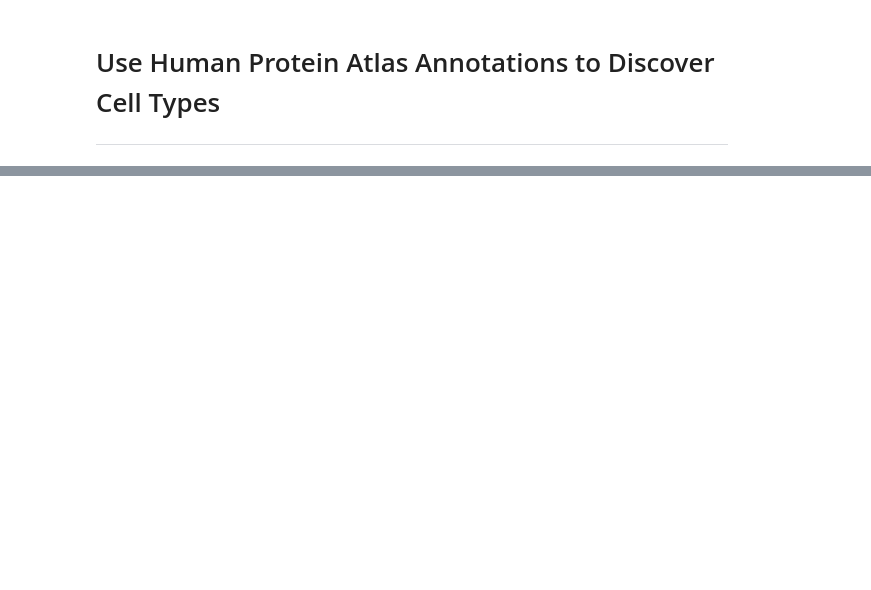
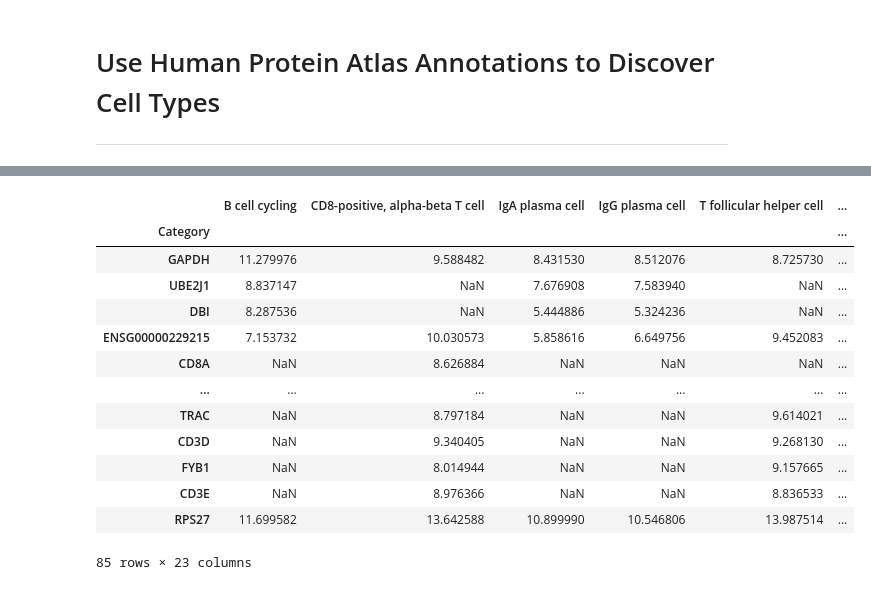
Before and after one commit to alexjimenez99/sc-RNAseq-embryos, a Jupyter notebook: bayesian_composition_analysis_part2.ipynb, the cells around one changed output, grey strips where cells are left out. Cells and saved outputs as stored; diff of their text form; code cells hidden in the pictures; blank space fills up the shorter version.

```diff
--- a/bayesian_composition_analysis_part2.ipynb
+++ b/bayesian_composition_analysis_part2.ipynb
@@ -310,0 +345,17 @@ marker_genes = {'Enteroendocrine':
+# %%
+np.log2(sc_atlas_markers + 1)
+# %% [output]
+|  | B cell cycling | CD8-positive, alpha-beta T cell | IgA plasma cell | IgG plasma cell | T follicular helper cell | ... |
+| Category |  |  |  |  |  | ... |
+| GAPDH | 11.279976 | 9.588482 | 8.431530 | 8.512076 | 8.725730 | ... |
+| UBE2J1 | 8.837147 | NaN | 7.676908 | 7.583940 | NaN | ... |
+| DBI | 8.287536 | NaN | 5.444886 | 5.324236 | NaN | ... |
+| ENSG00000229215 | 7.153732 | 10.030573 | 5.858616 | 6.649756 | 9.452083 | ... |
+| CD8A | NaN | 8.626884 | NaN | NaN | NaN | ... |
+| ... | ... | ... | ... | ... | ... | ... |
+| TRAC | NaN | 8.797184 | NaN | NaN | 9.614021 | ... |
+| CD3D | NaN | 9.340405 | NaN | NaN | 9.268130 | ... |
+| FYB1 | NaN | 8.014944 | NaN | NaN | 9.157665 | ... |
+| CD3E | NaN | 8.976366 | NaN | NaN | 8.836533 | ... |
+| RPS27 | 11.699582 | 13.642588 | 10.899990 | 10.546806 | 13.987514 | ... |
+85 rows × 23 columns
```
Also changed, not shown: parts of 11 cells of this notebook.
